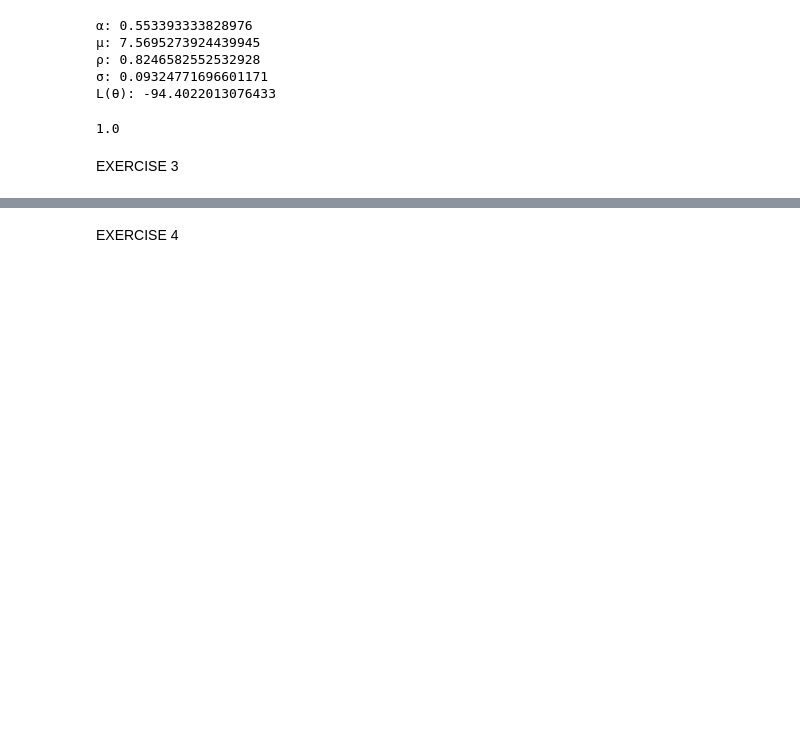
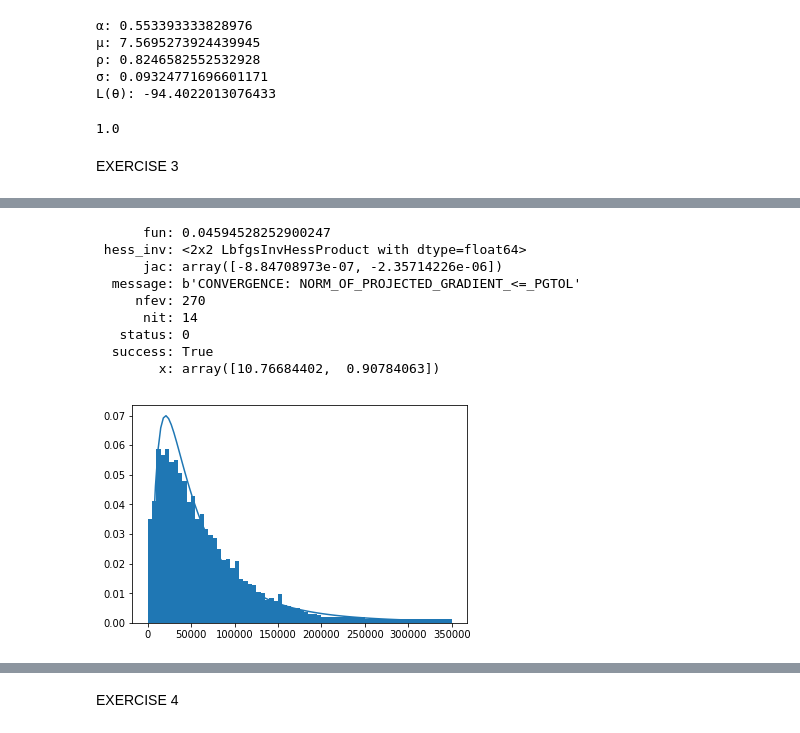
Before and after one commit to sophiesun123/BootCamp2018, a Jupyter notebook: ProbSets/Econ/ProbSet5/ProbSet5.ipynb, the cells around one changed output, grey strips where cells are left out. Cells and saved outputs as stored; diff of their text form; code cells hidden in the pictures; blank space fills up the shorter version.

```diff
--- a/ProbSets/Econ/ProbSet5/ProbSet5.ipynb
+++ b/ProbSets/Econ/ProbSet5/ProbSet5.ipynb
@@ -255,0 +262,52 @@ EXERCISE 3
+# %%
+# PART B
+# set parameters
+weight = np.diag(data.percent)
+μ_0 = 4.0
+σ_0 = 1.0
+p_0 = np.array([μ_0, σ_0])
+gmm_0 = (data.percent, weight)
+bins = np.zeros(42)
+bins[0] = 5000.0
+for i in range(1, 40):
+    bins[i] = (data.midpoint[i] + data.midpoint[i + 1]) / 2
+bins[39] = 200000.0
+bins[40] = 250000.0
+bins[41] = np.inf
+# function that finds percent of households, model moments
+def mm(μ, σ):
+    dist1 = stats.norm.cdf(np.log(bins), μ, σ)
+    bins2 = np.roll(bins, 1)
+    bins2[0] = 0
+    dist2 = stats.norm.cdf(np.log(bins2), μ, σ)
+    return dist1 - dist2
+# function that finds moment errors
+def err(dist, μ, σ):
+    err = (mm(μ, σ) - dist) / dist
+    return err
+# function that finds GMM
+def gmm(params, *args):
+    μ, σ = params
+    dist, weight = args
+    errors = err(dist, μ, σ)
+    return np.dot(np.dot(errors.T, weight), errors)
+results = opt.minimize(gmm, p_0, args = (gmm_0), method = 'L-BFGS-B', bounds = ((0, None), (0, None)))
+μ, σ = results.x
+print(results)
+def ln_dist(x, μ, σ):
+    return (1 / (x * σ * np.sqrt(2 * np.pi)) * np.exp(-(np.log(x) - μ) ** 2 /(2 * σ ** 2)))
+x = np.linspace(0, 300000, 100)
+plt.bar(data.midpoint, data1, width = widths * 1000)
+plt.plot(x, 5000 * ln_dist(x, μ, σ))
+plt.show()
+# %% [output]
+      fun: 0.04594528252900247
+ hess_inv: <2x2 LbfgsInvHessProduct with dtype=float64>
+      jac: array([-8.84708973e-07, -2.35714226e-06])
+  message: b'CONVERGENCE: NORM_OF_PROJECTED_GRADIENT_<=_PGTOL'
+     nfev: 270
+      nit: 14
+   status: 0
+  success: True
+        x: array([10.76684402,  0.90784063])
+[figure, added]
```
Also changed, not shown: parts of 14 cells of this notebook.
